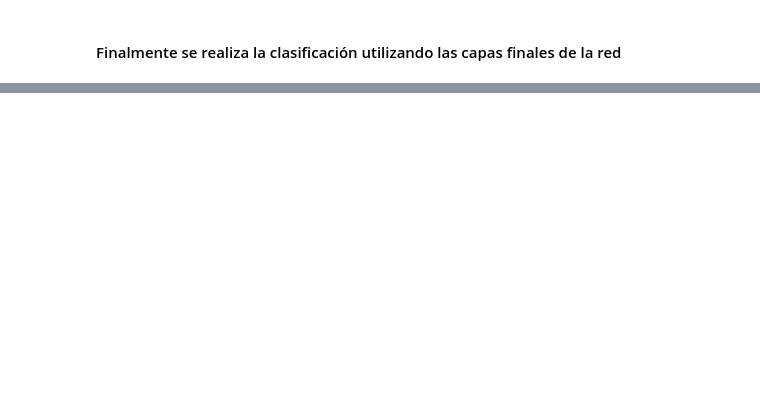
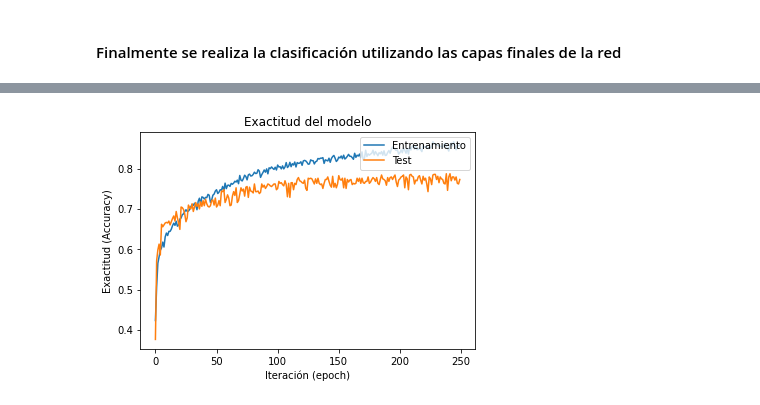
Before and after one commit to vidaldani/MangoGrading, a Jupyter notebook: DimReduction.ipynb, the cells around one changed output, grey strips where cells are left out. Saved outputs shown, nothing was run; the diff lists cells and outputs as text; code cells hidden in the pictures; blank space fills up the shorter version.

Commit message:
Modificaciones finales en DimentionRed

```diff
--- a/DimReduction.ipynb
+++ b/DimReduction.ipynb
@@ -291,0 +328,12 @@ _________________________________________________________________
+# %%
+# Se importa la red preentrenada
+model_name = "vgg"
+pretrained_model = get_base_model(model_name,encoded_dim)
+
+# Se definen las capas finales del modelo
+classes = 3
+input_shape = pretrained_model.output_shape[1:4]
+modelCNN = cnn1(input_shape, classes)
+opt = keras.optimizers.Adam(learning_rate=0.0005)
+modelCNN.compile(optimizer=opt, metrics='accuracy', loss='categorical_crossentropy')
+modelCNN.summary()
@@ -392,0 +358,17 @@ Stored 'stored_accuracy' (list)
+# %%
+encoding = True
+batch_size = 50
+epochs = 250
+
+if encoding:
+    X_train_resized = X_encoded
+else:
+    X_train_resized = resize(X_train,(len(X_train),encoded_dim,encoded_dim,3))
+    X_test_resized = resize(X_test, (len(X_test), encoded_dim, encoded_dim, 3))
+    X_val_resized = resize(X_val,(len(X_val),encoded_dim,encoded_dim,3))
+
+# Se entrena la red definida para la clasificación final
+print("Extrayendo características")
+features_train = pretrained_model.predict(X_train_resized)
+features_val = pretrained_model.predict(X_val_resized)
+history = modelCNN.fit(features_train, train_target, epochs=epochs, batch_size=batch_size, validation_data=(features_val, val_target), verbose=True)
@@ -392,0 +393,10 @@ Stored 'stored_accuracy' (list)
+# %%
+plt.plot(history.history['accuracy'])
+plt.plot(history.history['val_accuracy'])
+plt.title('Exactitud del modelo')
+plt.ylabel('Exactitud (Accuracy)')
+plt.xlabel('Iteración (epoch)')
+plt.legend(['Entrenamiento', 'Test'], loc='upper right')
+plt.show()
+# %% [output]
+[figure, added]
```
Also changed, not shown: parts of 23 cells of this notebook, 6 other files.
